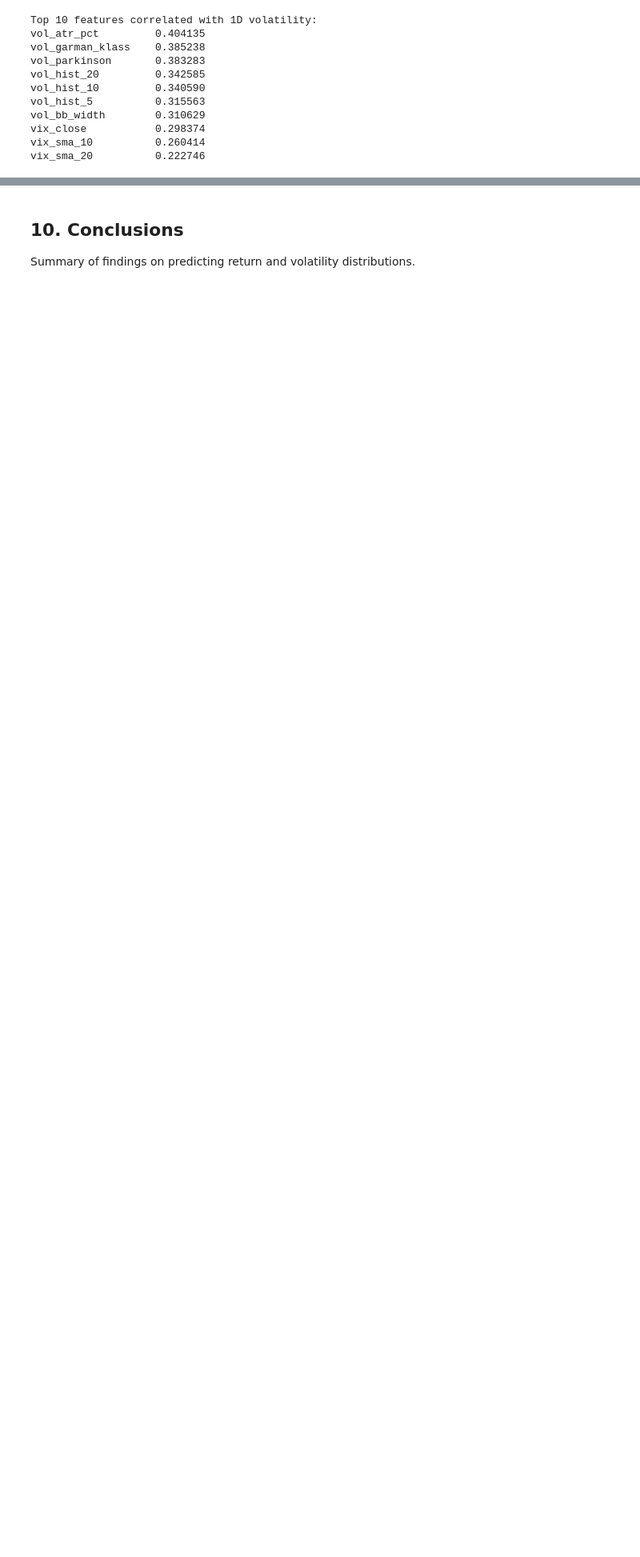
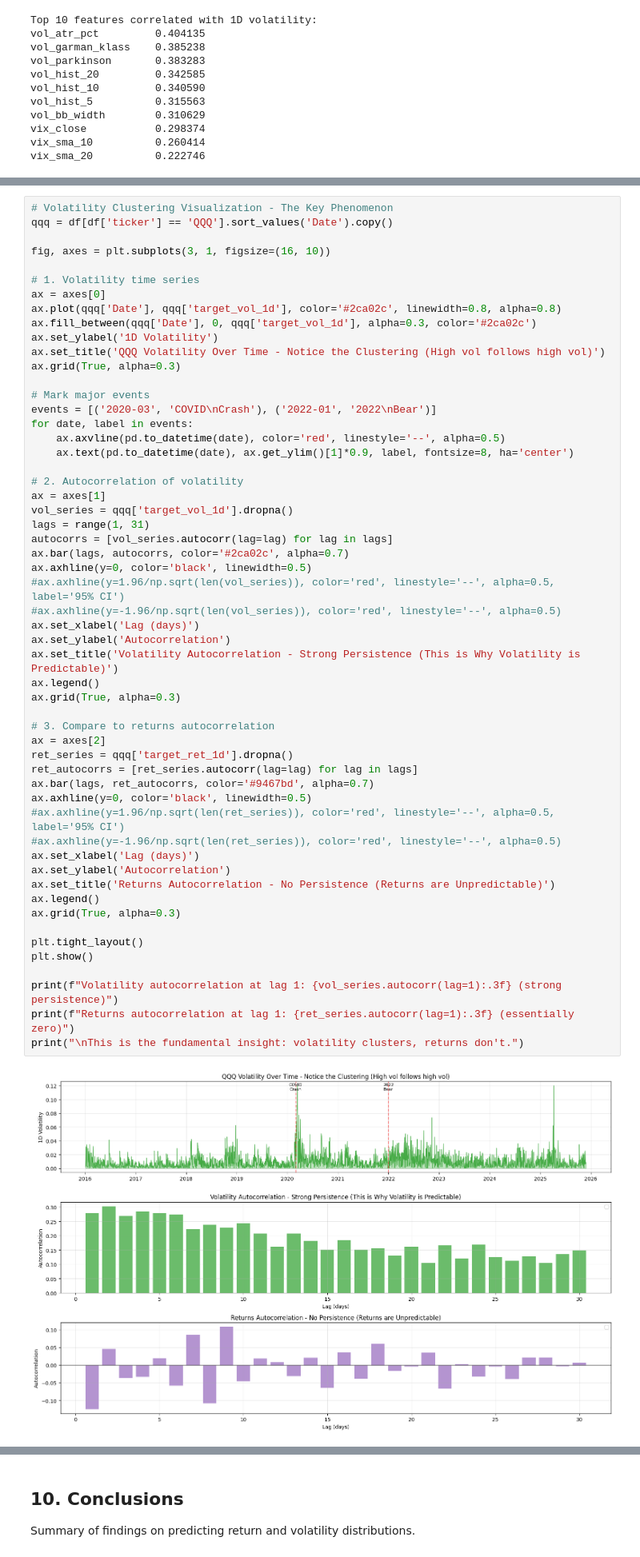
Before and after one commit to jakeryderv/ml-market, a Jupyter notebook: main_notebook.ipynb, the cells around one changed output, grey strips where cells are left out. Shown at 80% size. Cells and saved outputs as stored; diff of their text form; blank space fills up the shorter version.

```diff
--- a/main_notebook.ipynb
+++ b/main_notebook.ipynb
@@ -154,0 +240,57 @@ vix_sma_20          0.222746
+# %%
+# Volatility Clustering Visualization - The Key Phenomenon
+qqq = df[df['ticker'] == 'QQQ'].sort_values('Date').copy()
+
+fig, axes = plt.subplots(3, 1, figsize=(16, 10))
+
+# 1. Volatility time series
+ax = axes[0]
+ax.plot(qqq['Date'], qqq['target_vol_1d'], color='#2ca02c', linewidth=0.8, alpha=0.8)
+ax.fill_between(qqq['Date'], 0, qqq['target_vol_1d'], alpha=0.3, color='#2ca02c')
+ax.set_ylabel('1D Volatility')
+ax.set_title('QQQ Volatility Over Time - Notice the Clustering (High vol follows high vol)')
+ax.grid(True, alpha=0.3)
+
+# Mark major events
+events = [('2020-03', 'COVID\nCrash'), ('2022-01', '2022\nBear')]
+for date, label in events:
+    ax.axvline(pd.to_datetime(date), color='red', linestyle='--', alpha=0.5)
+    ax.text(pd.to_datetime(date), ax.get_ylim()[1]*0.9, label, fontsize=8, ha='center')
+
+# 2. Autocorrelation of volatility
+ax = axes[1]
+vol_series = qqq['target_vol_1d'].dropna()
+lags = range(1, 31)
+autocorrs = [vol_series.autocorr(lag=lag) for lag in lags]
+ax.bar(lags, autocorrs, color='#2ca02c', alpha=0.7)
+ax.axhline(y=0, color='black', linewidth=0.5)
+#ax.axhline(y=1.96/np.sqrt(len(vol_series)), color='red', linestyle='--', alpha=0.5, label='95% CI')
+#ax.axhline(y=-1.96/np.sqrt(len(vol_series)), color='red', linestyle='--', alpha=0.5)
+ax.set_xlabel('Lag (days)')
+ax.set_ylabel('Autocorrelation')
+ax.set_title('Volatility Autocorrelation - Strong Persistence (This is Why Volatility is Predictable)')
+ax.legend()
+ax.grid(True, alpha=0.3)
+
+# 3. Compare to returns autocorrelation
+ax = axes[2]
+ret_series = qqq['target_ret_1d'].dropna()
+ret_autocorrs = [ret_series.autocorr(lag=lag) for lag in lags]
+ax.bar(lags, ret_autocorrs, color='#9467bd', alpha=0.7)
+ax.axhline(y=0, color='black', linewidth=0.5)
+#ax.axhline(y=1.96/np.sqrt(len(ret_series)), color='red', linestyle='--', alpha=0.5, label='95% CI')
+#ax.axhline(y=-1.96/np.sqrt(len(ret_series)), color='red', linestyle='--', alpha=0.5)
+ax.set_xlabel('Lag (days)')
+ax.set_ylabel('Autocorrelation')
+ax.set_title('Returns Autocorrelation - No Persistence (Returns are Unpredictable)')
+ax.legend()
+ax.grid(True, alpha=0.3)
+
+plt.tight_layout()
+plt.show()
+
+print(f"Volatility autocorrelation at lag 1: {vol_series.autocorr(lag=1):.3f} (strong persistence)")
+print(f"Returns autocorrelation at lag 1: {ret_series.autocorr(lag=1):.3f} (essentially zero)")
+print("\nThis is the fundamental insight: volatility clusters, returns don't.")
+# %% [output]
+[figure, added]
```
Also changed, not shown: parts of 19 cells of this notebook, 2 other files.
